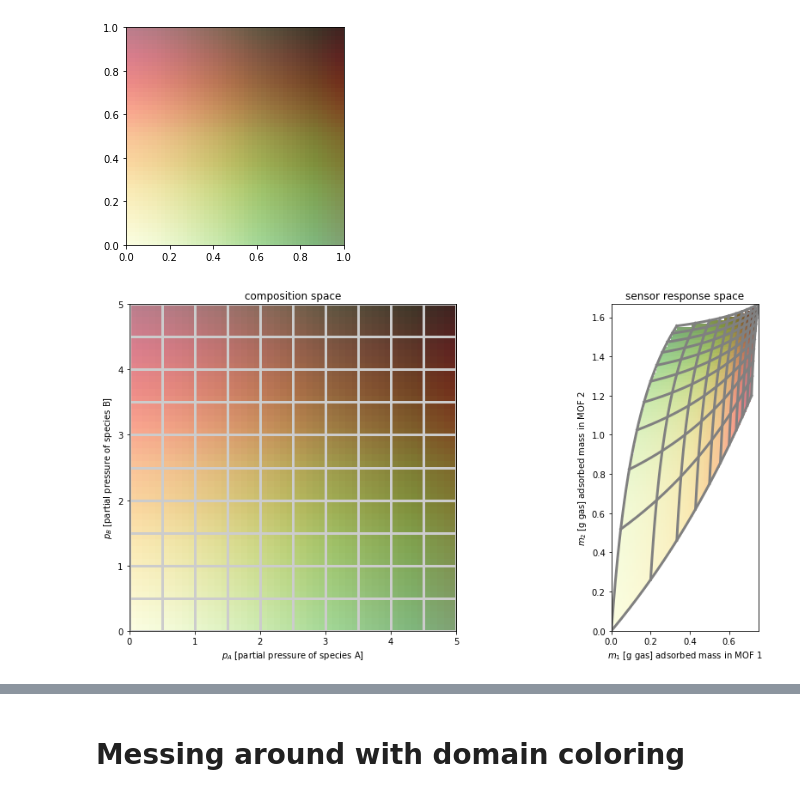
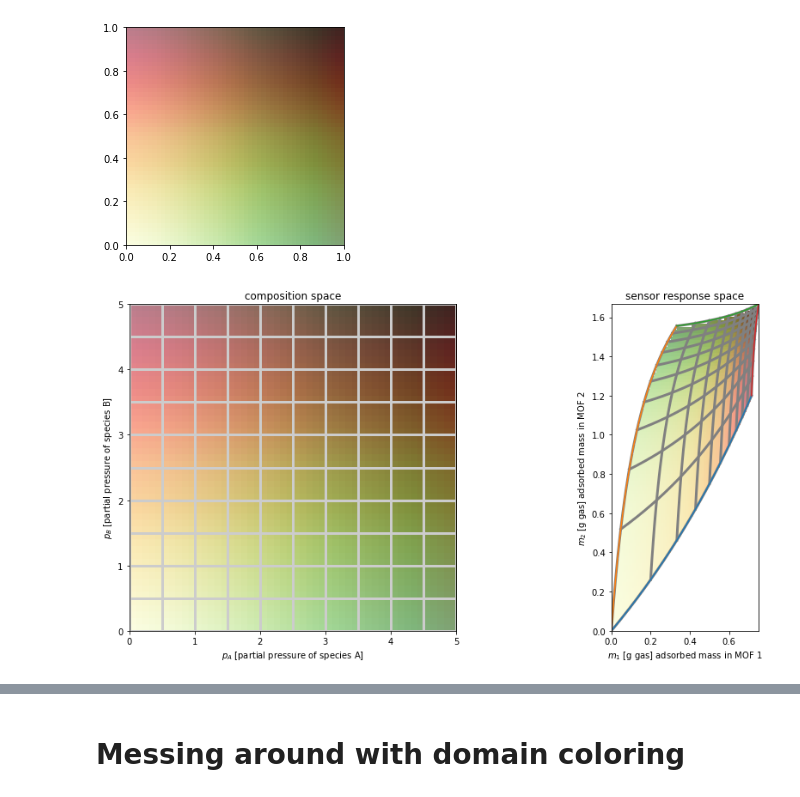
Before and after one commit to SimonEnsemble/nonlinear_sensing, a Jupyter notebook: viz mapping.ipynb, the cells around one changed output, grey strips where cells are left out. Drawn from its saved outputs; the diff is of its cells as text; code cells hidden in the pictures.

```diff
--- a/viz mapping.ipynb
+++ b/viz mapping.ipynb
@@ -145,34 +145,46 @@ for i in range(int(p_max / dp)+1):
         m2[j] = m_2(p_on_line)
     ax[1].plot(m1, m2, color="gray", lw=3)
 
-
 ###
 #   color the plane
 #   color represents.
 ###
+
+# Initialize pa, pb for colormap
 pa = np.linspace(0, p_max)
 pb = np.linspace(0, p_max)
+
+# Create bivariate colormap for composition space
 z_composition = [[colorFromBivariateData(pa[i]/p_max, pb[j]/p_max) for i in range(np.size(pa))] for j in range(np.size(pb))]
 
+# find max mass
 m_max = [m_1([p_max,p_max]), m_2([p_max,p_max])]
+
+# Initialize m1, m2 for colormap
 num_grid_pts = 100
 m1_grid = np.linspace(0, m_max[0], num_grid_pts)
 m2_grid = np.linspace(0, m_max[1], num_grid_pts)
 
+# initialize response space colormap,
 z_response = [[colorFromBivariateData(0, 0) for i in range(num_grid_pts)] for j in range(num_grid_pts)]
+
+# Modify bivariate colormap for response space based on mapping from composition space
 for i in range(num_grid_pts):
     for j in range(num_grid_pts):
         m_0 = [m1_grid[i], m2_grid[j]]
         p = p_of_m(m_0, 0, p_max)
         z_response[j][i] = colorFromBivariateData(p[0]/p_max, p[1]/p_max)
 
+# Create extent of colormaps
 extent_composition = (0, p_max, 0, p_max)
 extent_response = (0, m_max[0], 0, m_max[1])
 
+# Plot colormaps in composition and response space
 ax[0].imshow(z_composition, extent=extent_composition, origin='lower')
 ax[1].imshow(z_response, extent=extent_response,  origin='lower') # need to figure out how to map extent to grid lines
-
 ax[1].set_aspect('equal', 'box')
 ax[0].set_aspect('equal', 'box')
+
+draw_mspace_boundaries(p_max, 1)
 # %% [output]
-[figure, old version]
+[figure, new version]
```
Also changed, not shown: parts of 12 cells of this notebook.
